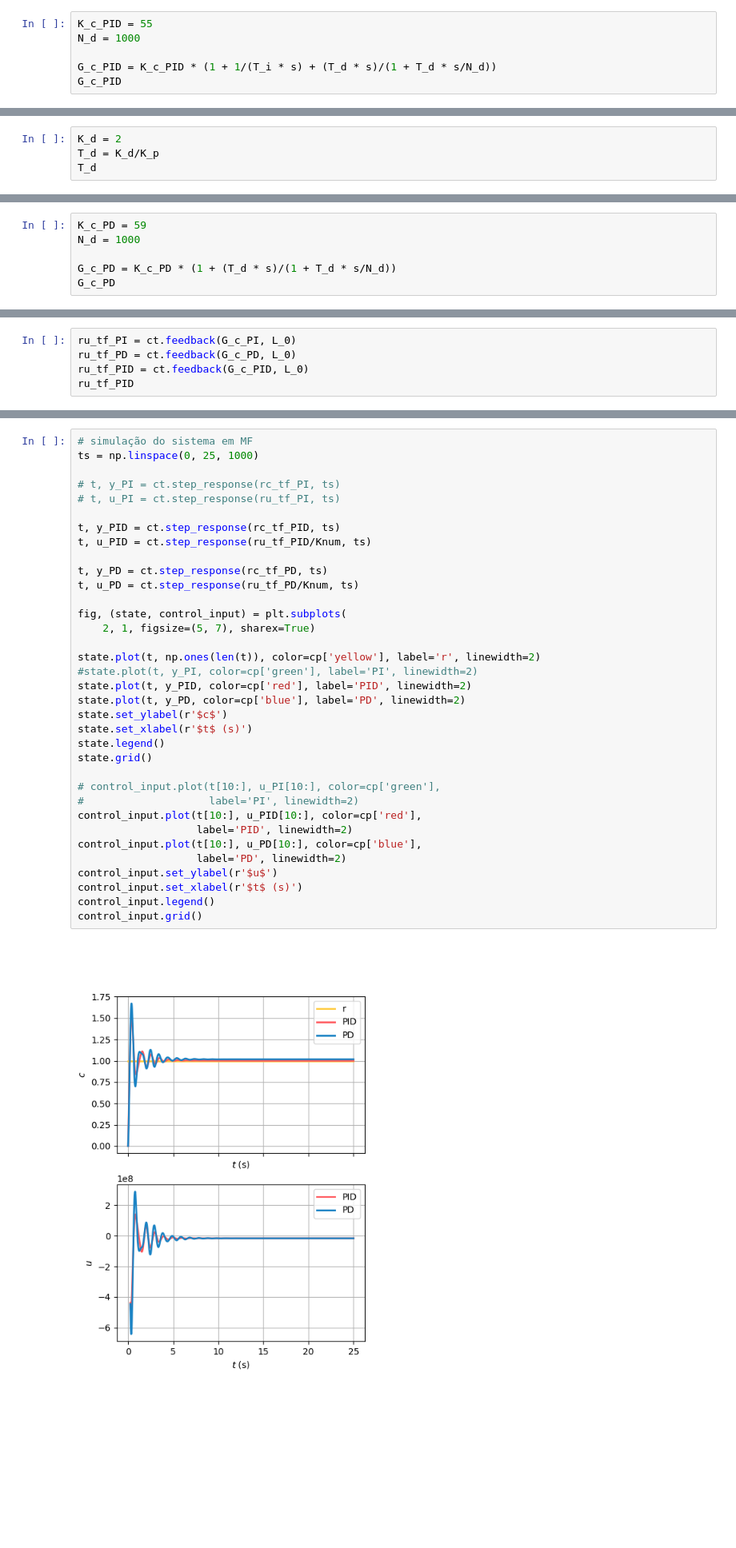
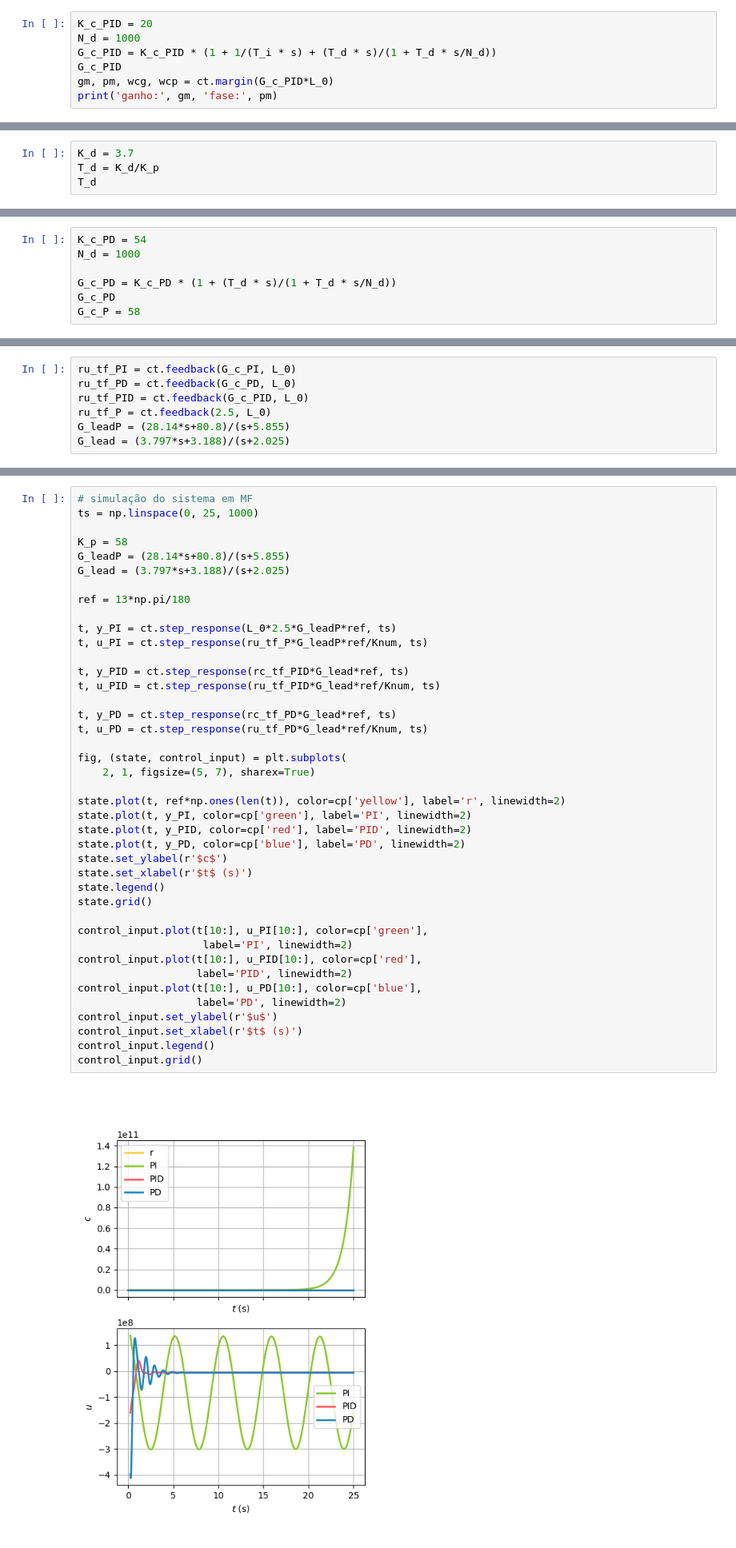
Before and after one commit to Tet-oka/PME-3481---Controle-e-Aplica--es-, a Jupyter notebook: 5. Controle Clássico/T2/PID_aviao_rlocus.ipynb, the cells around one changed output, grey strips where cells are left out. Shown at 80% size. Drawn from its saved outputs; the diff is of its cells as text; blank space fills up the shorter version.

```diff
--- a/5. Controle Clássico/T2/PID_aviao_rlocus.ipynb
+++ b/5. Controle Clássico/T2/PID_aviao_rlocus.ipynb
@@ -394,9 +370,10 @@ Clicked at    -0.8977    -6.268j gain      55.28 damp     0.1418
 # %% [markdown]
 Assim, adotando $K_c = 55$ ($K_p =86,825*10^7$), tem-se o seguinte compensador PID:
 # %%
-K_c_PID = 55
+K_c_PID = 20
 N_d = 1000
-
 G_c_PID = K_c_PID * (1 + 1/(T_i * s) + (T_d * s)/(1 + T_d * s/N_d))
 G_c_PID
+gm, pm, wcg, wcp = ct.margin(G_c_PID*L_0)
+print('ganho:', gm, 'fase:', pm)
 # %% [output]
@@ -456,7 +470,7 @@ A partir da análise do lugar das raízes para $L_5(s)$, chega-se a $K_{d_c} = 2
 Assim pode-se calcular $T_d$ pelas expressão:
 $$T_d = \frac{K_d}{K_p}$$
 # %%
-K_d = 2
+K_d = 3.7
 T_d = K_d/K_p
 T_d
 # %% [output]
@@ -498,8 +504,9 @@ Clicked at    -0.6472    -6.379j gain      59.19 damp     0.1009
 # %% [markdown]
 Assim, adotando $K_c = 59$ ($K_p = 93,139*10^7$), tem-se o seguinte compensador PD:
 # %%
-K_c_PD = 59
+K_c_PD = 54
 N_d = 1000
 
 G_c_PD = K_c_PD * (1 + (T_d * s)/(1 + T_d * s/N_d))
 G_c_PD
+G_c_P = 58
@@ -587,4 +670,6 @@ plt.show()
 ru_tf_PI = ct.feedback(G_c_PI, L_0)
 ru_tf_PD = ct.feedback(G_c_PD, L_0)
 ru_tf_PID = ct.feedback(G_c_PID, L_0)
-ru_tf_PID
+ru_tf_P = ct.feedback(2.5, L_0)
+G_leadP = (28.14*s+80.8)/(s+5.855)
+G_lead = (3.797*s+3.188)/(s+2.025)
@@ -636,40 +719,46 @@ plt.show()
 # %%
 # simulação do sistema em MF
 ts = np.linspace(0, 25, 1000)
 
-# t, y_PI = ct.step_response(rc_tf_PI, ts)
-# t, u_PI = ct.step_response(ru_tf_PI, ts)
+K_p = 58
+G_leadP = (28.14*s+80.8)/(s+5.855)
+G_lead = (3.797*s+3.188)/(s+2.025)
 
-t, y_PID = ct.step_response(rc_tf_PID, ts)
-t, u_PID = ct.step_response(ru_tf_PID/Knum, ts)
+ref = 13*np.pi/180
 
-t, y_PD = ct.step_response(rc_tf_PD, ts)
-t, u_PD = ct.step_response(ru_tf_PD/Knum, ts)
+t, y_PI = ct.step_response(L_0*2.5*G_leadP*ref, ts)
+t, u_PI = ct.step_response(ru_tf_P*G_leadP*ref/Knum, ts)
+
+t, y_PID = ct.step_response(rc_tf_PID*G_lead*ref, ts)
+t, u_PID = ct.step_response(ru_tf_PID*G_lead*ref/Knum, ts)
+
+t, y_PD = ct.step_response(rc_tf_PD*G_lead*ref, ts)
+t, u_PD = ct.step_response(ru_tf_PD*G_lead*ref/Knum, ts)
 
 fig, (state, control_input) = plt.subplots(
     2, 1, figsize=(5, 7), sharex=True)
 
-state.plot(t, np.ones(len(t)), color=cp['yellow'], label='r', linewidth=2)
-#state.plot(t, y_PI, color=cp['green'], label='PI', linewidth=2)
+state.plot(t, ref*np.ones(len(t)), color=cp['yellow'], label='r', linewidth=2)
+state.plot(t, y_PI, color=cp['green'], label='PI', linewidth=2)
 state.plot(t, y_PID, color=cp['red'], label='PID', linewidth=2)
 state.plot(t, y_PD, color=cp['blue'], label='PD', linewidth=2)
 state.set_ylabel(r'$c$')
 state.set_xlabel(r'$t$ (s)')
 state.legend()
 state.grid()
 
-# control_input.plot(t[10:], u_PI[10:], color=cp['green'],
-#                    label='PI', linewidth=2)
+control_input.plot(t[10:], u_PI[10:], color=cp['green'],
+                    label='PI', linewidth=2)
 control_input.plot(t[10:], u_PID[10:], color=cp['red'],
                    label='PID', linewidth=2)
 control_input.plot(t[10:], u_PD[10:], color=cp['blue'],
                    label='PD', linewidth=2)
 control_input.set_ylabel(r'$u$')
 control_input.set_xlabel(r'$t$ (s)')
 control_input.legend()
 control_input.grid()
 # %% [output]
-[figure, old version]
+[figure, new version]
 # %% [markdown]
 #### 4.4. Resposta a rampa
 # %%
```
Also changed, not shown: parts of 56 cells of this notebook, 25 other files.
